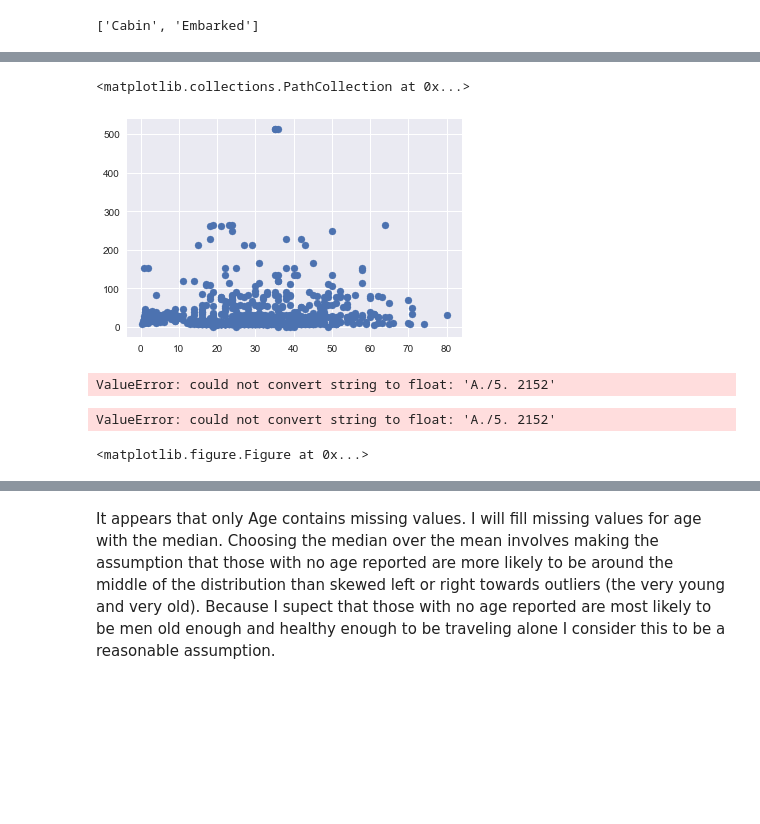
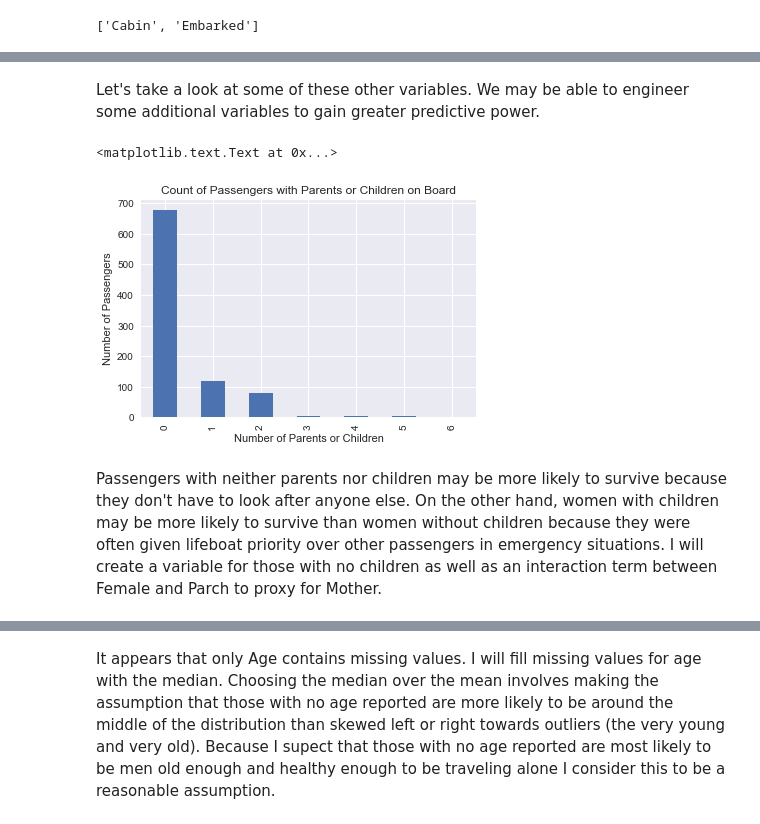
Before and after one commit to broad32/byu_econ_applied_machine_learning, a Jupyter notebook: homeworks/Homework_4.ipynb, the cells around one changed output, grey strips where cells are left out. Saved outputs shown, nothing was run; the diff lists cells and outputs as text; code cells hidden in the pictures; blank space fills up the shorter version.

```diff
--- a/homeworks/Homework_4.ipynb
+++ b/homeworks/Homework_4.ipynb
@@ -258,15 +222,12 @@ train.head()
-# %%
-plt.scatter(train.Age,train.Fare)
-# %% [output]
-<matplotlib.collections.PathCollection at 0x...>
-[figure, removed]
-# %%
-plt.scatter(sorted(train.Ticket),train.Fare)
-plt.xticks([])
-plt.title("Distribution of Fare Price by Ticket No.", fontsize=16)
-plt.xlabel("Sorted Ticket Numbers", fontsize=14)
-plt.ylabel("Fare Price", fontsize=14)
-# %% [output]
-ValueError: could not convert string to float: 'A./5. 2152'
-ValueError: could not convert string to float: 'A./5. 2152'
-<matplotlib.figure.Figure at 0x...>
+# %% [markdown]
+Let's take a look at some of these other variables.  We may be able to engineer some additional variables to gain greater predictive power.
+# %%
+train['Parch'].value_counts().sort_index().plot(kind='bar',x=[0,1,2,3,4,5,6])
+plt.title('Count of Passengers with Parents or Children on Board')
+plt.ylabel('Number of Passengers')
+plt.xlabel('Number of Parents or Children')
+# %% [output]
+<matplotlib.text.Text at 0x...>
+[figure, added]
+# %% [markdown]
+Passengers with neither parents nor children may be more likely to survive because they don't have to look after anyone else.  On the other hand, women with children may be more likely to survive than women without children because they were often given lifeboat priority over other passengers in emergency situations.  I will create a variable for those with no children as well as an interaction term between Female and Parch to proxy for Mother.
```
Also changed, not shown: parts of 40 cells of this notebook.
